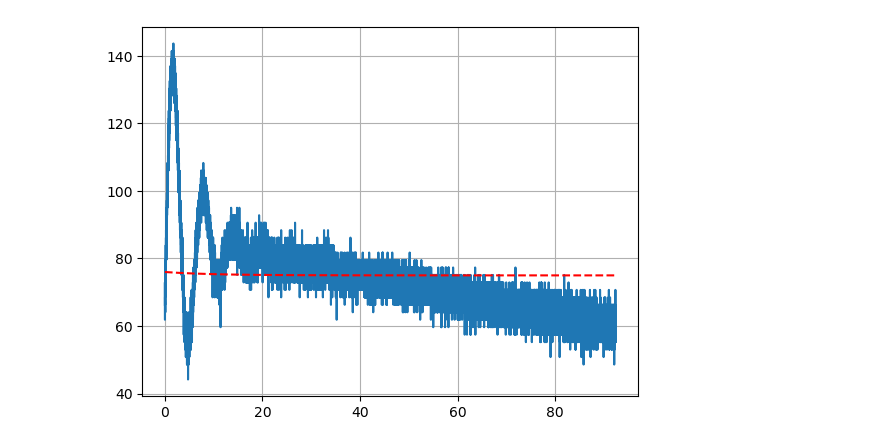
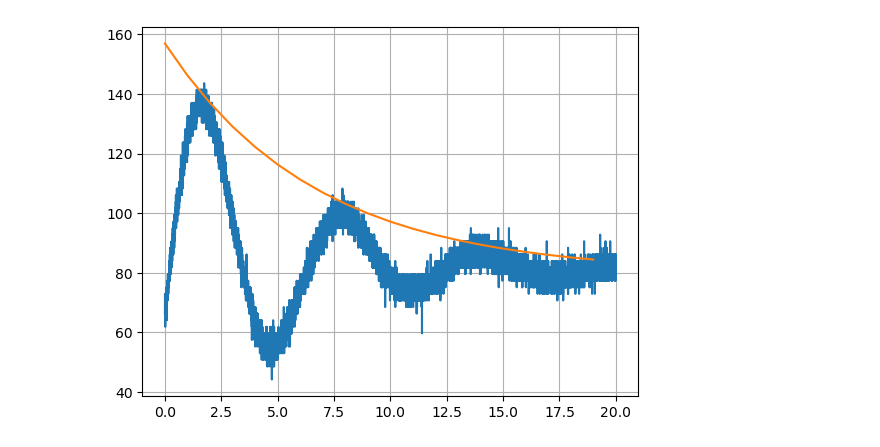
Before and after one commit to JiPang22/waveform_analysis, a Jupyter notebook: Untitled.ipynb, the cells around one changed output. Cells and saved outputs as stored; diff of their text form; code cells hidden in the pictures.

```diff
--- a/Untitled.ipynb
+++ b/Untitled.ipynb
@@ -4,43 +4,40 @@ import pandas as pd
 from PyEMD import EMD
 import matplotlib.pyplot as plt
 from scipy.signal import hilbert
 
 # 데이터 불러오기 및 전처리
 data = pd.read_csv('C1Trace00001.csv', names=['Time', 'Voltage'])
 data = data[data['Time'] >= 0].reset_index(drop=True)
 
 time_ms = data['Time'].to_numpy() * 1000  # 밀리초 변환
 voltage_mV = data['Voltage'].to_numpy() * 1000  # 밀리볼트 변환
 
 # 기준 시간 t_0 설정
 omega_0 = 10 * 1e3  # 10 kHz = 10,000 rad/s
 t_0 = 1 / omega_0   # 기준 시간 (s) -> 0.1 ms
 
 # 무차원화된 시간 계산
 dimensionless_time = time_ms / (t_0 * 1000)  # 무차원화된 시간
 
 # 무차원화된 시간 구간 조정 변수
-dimensionless_time_limit = 100  # 조정 가능한 무차원화된 시간 구간 (예: 40)
+dimensionless_time_limit = 20  # 조정 가능한 무차원화된 시간 구간 (예: 40)
 
 # 설정된 무차원화된 시간 구간 이하의 데이터 선택
 mask = dimensionless_time <= dimensionless_time_limit
 dimensionless_time, voltage_mV = dimensionless_time[mask], voltage_mV[mask]
 
-gam = 0.1   # 감쇠 계수
-
-#imax=linspace(0,len(dimensionless_time))
-tmax = np.linspace(0, len(dimensionless_time) - 1, num=len(dimensionless_time))
-ylist=[]
-for i in range(len(dimensionless_time)):
-    y = np.exp(-gam*dimensionless_time[i])+75
-    ylist.append(y)
-
-
 # 원본 데이터 플롯
 plt.plot(dimensionless_time, voltage_mV, label=r'Original Data($\omega_0$ = 10 kHz)')
 # 이론 시뮬레이션 플롯
-plt.plot(dimensionless_time, ylist, '--', label='Envelope', color='red')
+gam = 0.15   # 감쇠 계수
+delta=0.2
+tlist=np.linspace(0,99,100)
+tlist2=tlist[:20]
+ylist=np.zeros(100)
+ylist=80+63*np.exp(-gam*tlist2+delta)
+
+plt.plot(tlist2,ylist)
 plt.grid(True)
 plt.show()
 # %% [output]
-[figure, old version]
+[figure, new version]
```
Also changed, not shown: parts of 3 cells of this notebook.
